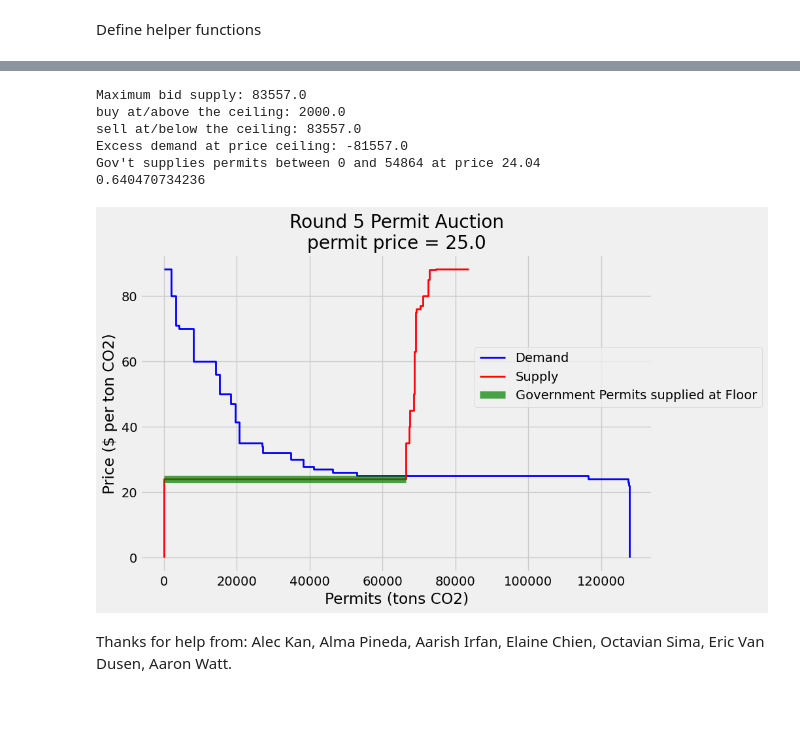
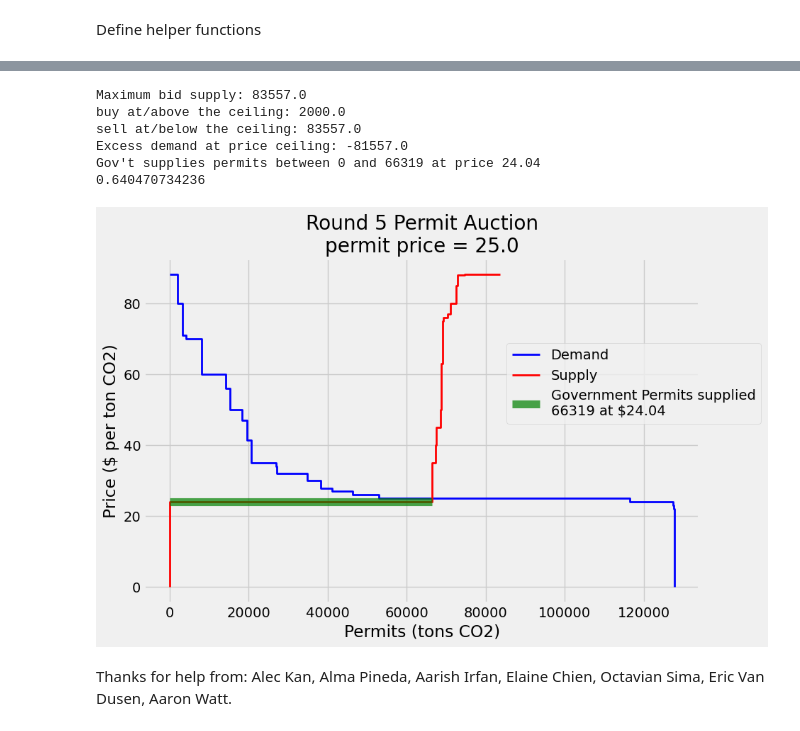
Before and after one commit to ds-modules/EEP-147-SP24, a Jupyter notebook: ESG-LectureGraphs/ESG_LectureGraphs.ipynb, the cells around one changed output, grey strips where cells are left out. Saved outputs shown, nothing was run; the diff lists cells and outputs as text; code cells hidden in the pictures.

```diff
--- a/ESG-LectureGraphs/ESG_LectureGraphs.ipynb
+++ b/ESG-LectureGraphs/ESG_LectureGraphs.ipynb
@@ -439,36 +439,36 @@ def permit_plot(period, price_floor, price_ceiling, govt_permits):
     x_axis_min, x_axis_max = plt.xlim()
     xwidth = x_axis_max - x_axis_min
     if excess_demand > 0:
         print(f'x_axis_min: {x_axis_min}, x_axis_max: {x_axis_max}, xwidth: {xwidth}')
         xmin = (marekt_supply_of_permits-x_axis_min)/xwidth
         xmax = (marekt_supply_of_permits+excess_demand-x_axis_min)/xwidth
         plt.axhline(y=price_ceiling, xmin=xmin, xmax=xmax, color='green', linestyle='-', linewidth=8, alpha=0.7, label="Government Permits supplied at Ceiling")
         print(f"Gov't supplies permits between {xmin} and {xmax} at price {price_ceiling}")
 
     # Add green color for portion of the supply that is government permits at the floor price
     if govt_permits[period-1] > 0:
         xmin = (0-x_axis_min)/xwidth
         xmax = (govt_permits[period-1]-x_axis_min)/xwidth
-        plt.axhline(y=price_floor, xmin=xmin, xmax=xmax, color='green', linestyle='-', linewidth=8, alpha=0.7, label="Government Permits supplied at Floor")
-        print(f"Gov't supplies permits between 0 and {govt_permits[period]} at price {price_floor}")
+        plt.axhline(y=price_floor, xmin=xmin, xmax=xmax, color='green', linestyle='-', linewidth=8, alpha=0.7, label=f"Government Permits supplied\n{govt_permits[period-1]} at ${price_floor}")
+        print(f"Gov't supplies permits between 0 and {govt_permits[period-1]} at price {price_floor}")
 
     print((marekt_supply_of_permits + excess_demand*(excess_demand>0) - x_axis_min)/ xwidth)
     plt.legend(bbox_to_anchor=((marekt_supply_of_permits + excess_demand*(excess_demand>0) - x_axis_min)/xwidth, 0.5))
 
     plt.title('Round ' + str(period) + ' Permit Auction\npermit price = ' + str(round(permit_price,2)))
     plt.xlabel('Permits (tons CO2)')
     plt.ylabel('Price ($ per ton CO2)')
 
 if period > 3:
     permit_plot(period, price_floor, price_ceiling, govt_permits)
     plt.savefig("permit_market.png", bbox_inches="tight")
 # %% [output]
 Maximum bid supply: 83557.0
 buy at/above the ceiling: 2000.0
 sell at/below the ceiling: 83557.0
 Excess demand at price ceiling: -81557.0
-Gov't supplies permits between 0 and 54864 at price 24.04
+Gov't supplies permits between 0 and 66319 at price 24.04
 0.640470734236
-[figure, old version]
+[figure, new version]
 # %% [markdown]
 Thanks for help from: Alec Kan, Alma Pineda, Aarish Irfan, Elaine Chien, Octavian Sima, Eric Van Dusen, Aaron Watt.
```
Also changed, not shown: parts of 1 cell of this notebook.
